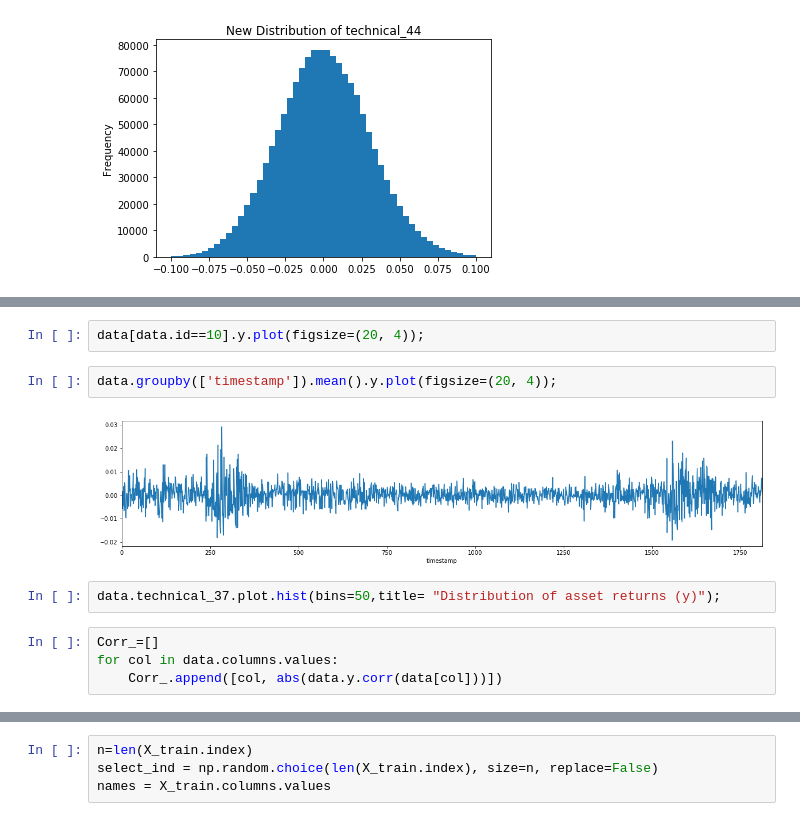
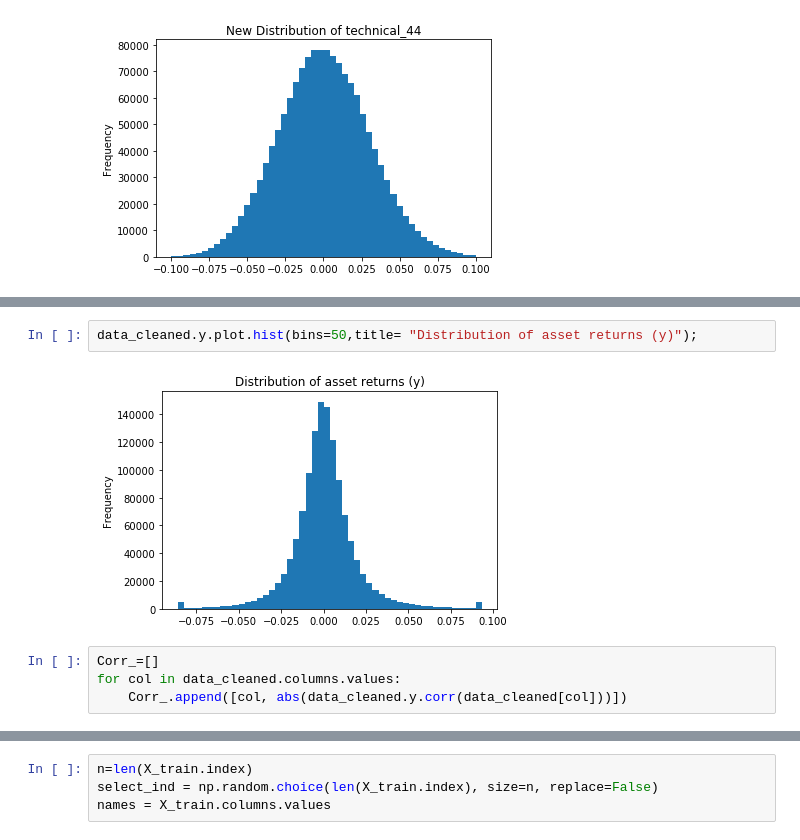
Before and after one commit to adimali/Two_Sigma_Financial_prediction, a Jupyter notebook: Initial_EDA.ipynb, the cells around one changed output, grey strips where cells are left out. Saved outputs shown, nothing was run; the diff lists cells and outputs as text.

```diff
--- a/Initial_EDA.ipynb
+++ b/Initial_EDA.ipynb
@@ -908,15 +898,11 @@ data.y.plot.hist(bins=50,title= "Distribution of asset returns (y)");
-# %%
-data[data.id==10].y.plot(figsize=(20, 4));
-# %%
-data.groupby(['timestamp']).mean().y.plot(figsize=(20, 4));
-# %% [output]
-[figure, removed]
 # %%
-data.technical_37.plot.hist(bins=50,title= "Distribution of asset returns (y)");
+data_cleaned.y.plot.hist(bins=50,title= "Distribution of asset returns (y)");
+# %% [output]
+[figure, added]
 # %%
 Corr_=[]
-for col in data.columns.values:
-    Corr_.append([col, abs(data.y.corr(data[col]))])
+for col in data_cleaned.columns.values:
+    Corr_.append([col, abs(data_cleaned.y.corr(data_cleaned[col]))])
 # %%
 Corr_df = pd.DataFrame(Corr_,columns=['column', 'correlation'])
 Corr_df.sort_values('correlation',ascending=False).head(10)
```
Also changed, not shown: parts of 20 cells of this notebook.
